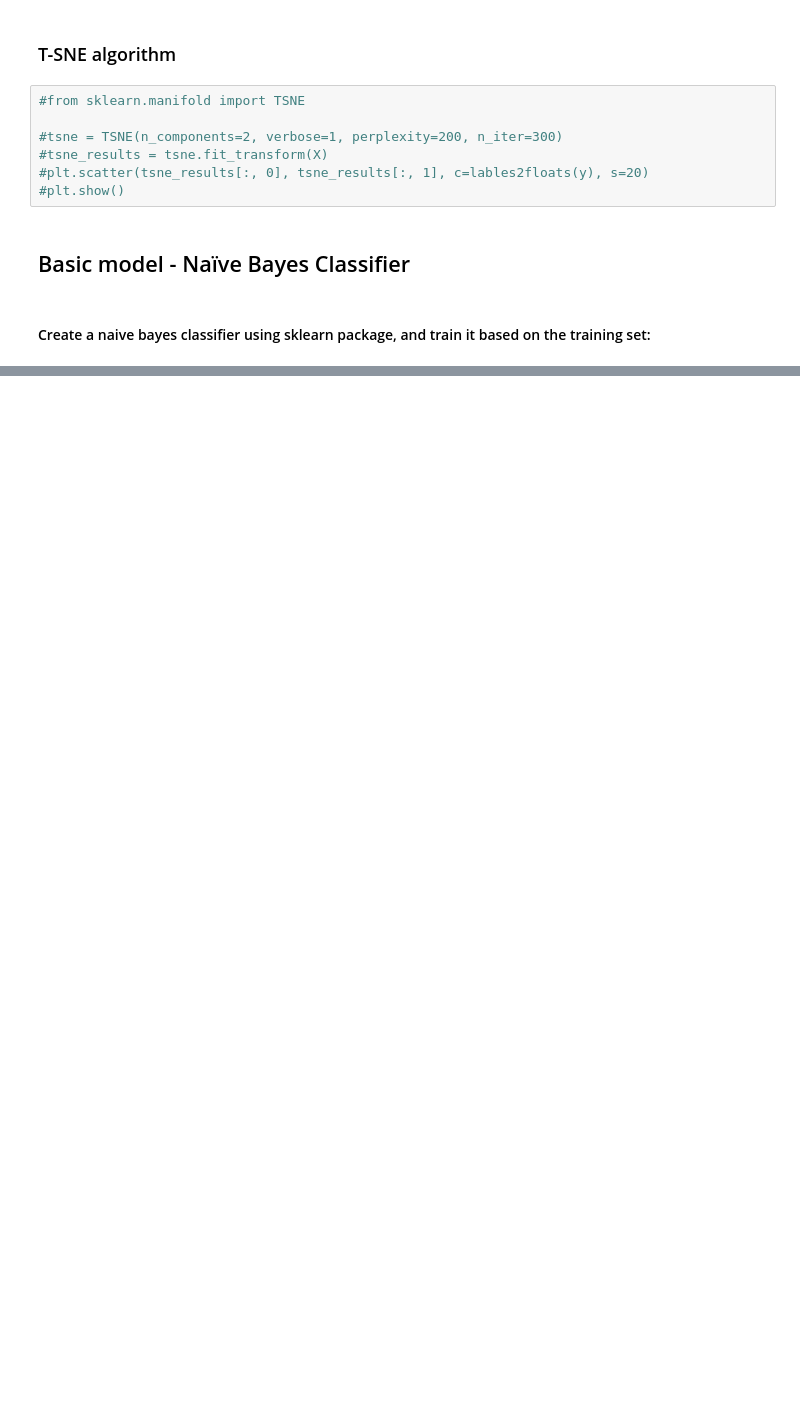
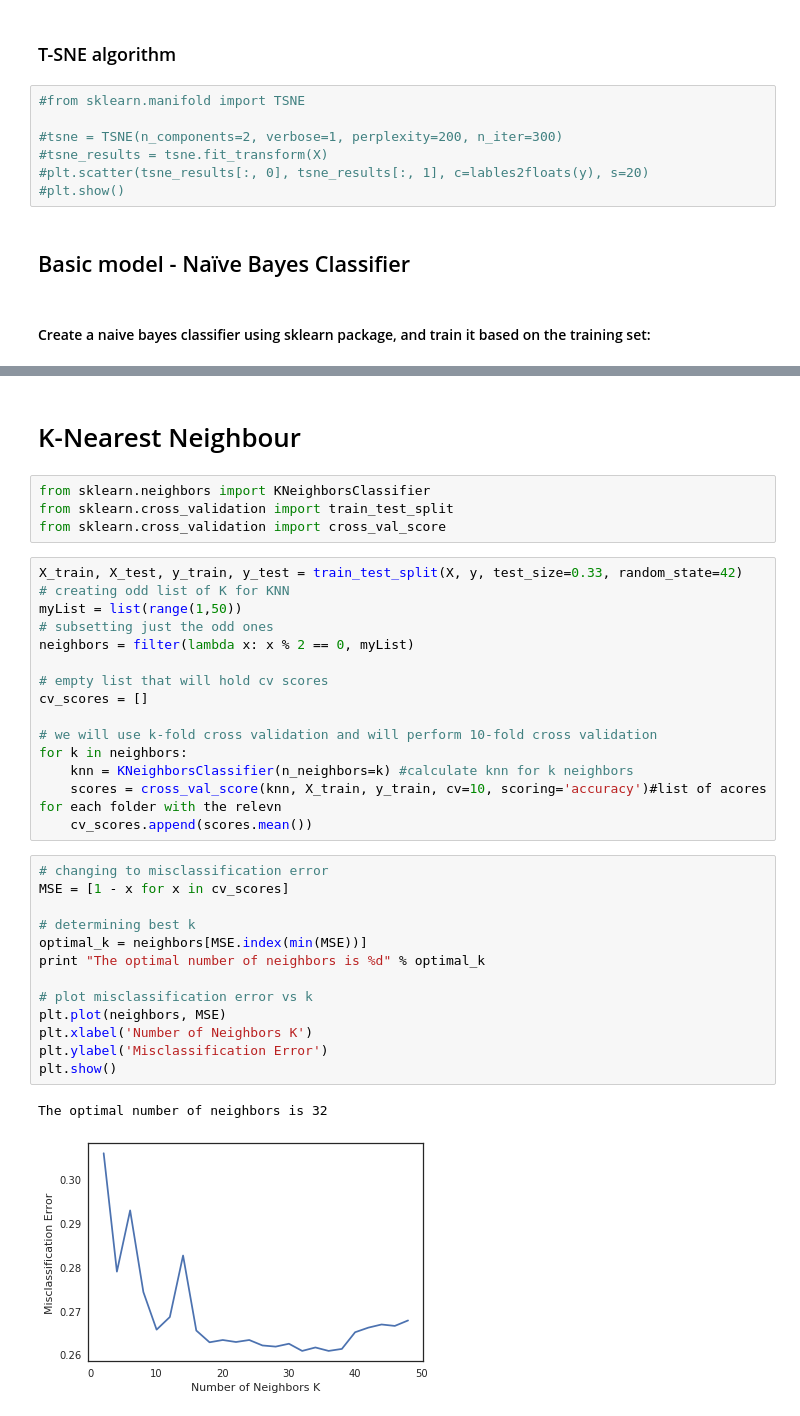
Before and after one commit to eeddaann/data-mining-project, a Jupyter notebook: Untitled.ipynb, the cells around one changed output, grey strips where cells are left out. Saved outputs shown, nothing was run; the diff lists cells and outputs as text; blank space fills up the shorter version.

```diff
--- a/Untitled.ipynb
+++ b/Untitled.ipynb
@@ -269,0 +216,37 @@ array(['Class_2', 'Class_2', 'Class_6', ..., 'Class_2', 'Class_2',
+# %% [markdown]
+# K-Nearest Neighbour
+# %%
+from sklearn.neighbors import KNeighborsClassifier
+from sklearn.cross_validation import train_test_split
+from sklearn.cross_validation import cross_val_score
+# %%
+X_train, X_test, y_train, y_test = train_test_split(X, y, test_size=0.33, random_state=42)
+# creating odd list of K for KNN
+myList = list(range(1,50))
+# subsetting just the odd ones
+neighbors = filter(lambda x: x % 2 == 0, myList)
+
+# empty list that will hold cv scores
+cv_scores = []
+
+# we will use k-fold cross validation and will perform 10-fold cross validation
+for k in neighbors:
+    knn = KNeighborsClassifier(n_neighbors=k) #calculate knn for k neighbors
+    scores = cross_val_score(knn, X_train, y_train, cv=10, scoring='accuracy')#list of acores for each folder with the relevn
+    cv_scores.append(scores.mean())
+# %%
+# changing to misclassification error
+MSE = [1 - x for x in cv_scores]
+
+# determining best k
+optimal_k = neighbors[MSE.index(min(MSE))]
+print "The optimal number of neighbors is %d" % optimal_k
+
+# plot misclassification error vs k
+plt.plot(neighbors, MSE)
+plt.xlabel('Number of Neighbors K')
+plt.ylabel('Misclassification Error')
+plt.show()
+# %% [output]
+The optimal number of neighbors is 32
+[figure, added]
```
Also changed, not shown: parts of 13 cells of this notebook, 1 other file.
